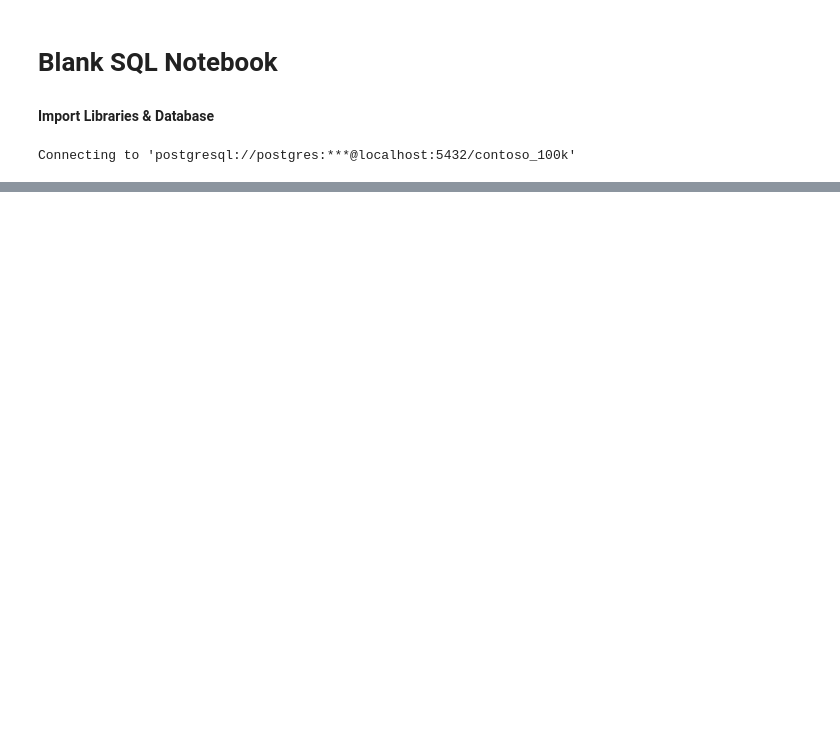
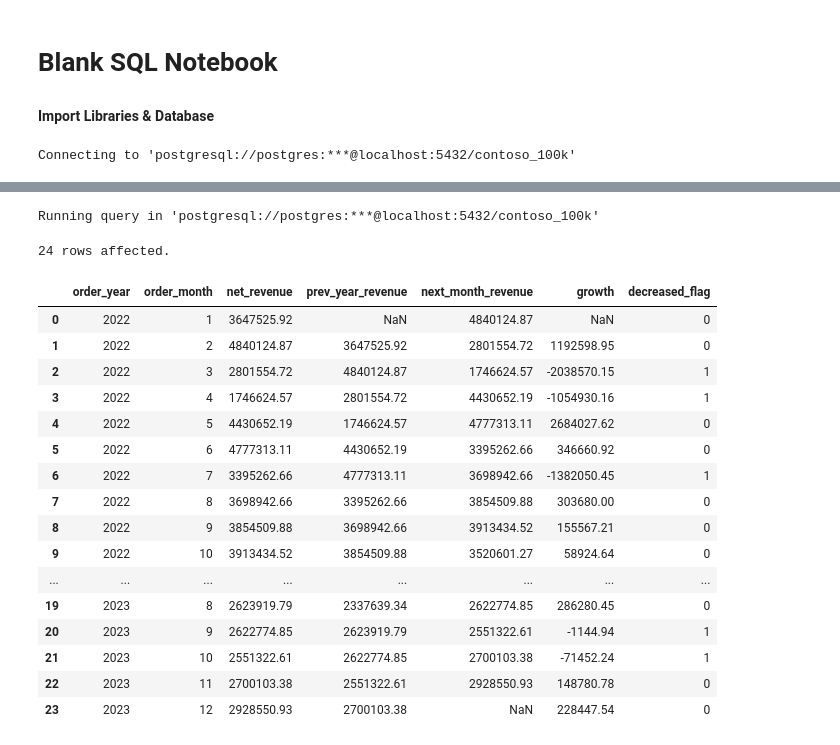
Before and after one commit to CodeWithTD/CodeWithTD, a Jupyter notebook: Resources/Blank_SQL_Notebook.ipynb, the cells around one changed output, grey strips where cells are left out. Saved outputs shown, nothing was run; the diff lists cells and outputs as text; code cells hidden in the pictures; blank space fills up the shorter version.

```diff
--- a/Resources/Blank_SQL_Notebook.ipynb
+++ b/Resources/Blank_SQL_Notebook.ipynb
@@ -630,0 +219,62 @@ Running query in 'postgresql://postgres:***@localhost:5432/contoso_100k'
+# %%
+%%sql
+
+WITH monthly_revenue AS (
+  SELECT
+    EXTRACT(YEAR FROM orderdate) AS order_year,
+    EXTRACT(MONTH FROM orderdate) AS order_month,
+    SUM(netprice * exchangerate * quantity) AS net_revenue
+  FROM sales
+  WHERE
+    EXTRACT(YEAR FROM orderdate) IN(2022, 2023)
+  GROUP BY
+    order_month,
+    order_year
+),
+growth_cal AS (
+  SELECT
+    order_year,
+    order_month,
+    net_revenue,
+    LAG(net_revenue) OVER (ORDER BY order_year,order_month) AS prev_year_revenue, -- Added comma
+    net_revenue - LAG(net_revenue) OVER (ORDER BY order_year,order_month) AS growth
+  FROM monthly_revenue
+),
+add_lead AS (
+    SELECT
+        *,
+        LEAD(net_revenue) OVER (ORDER BY order_year, order_month) AS next_month_revenue
+    FROM growth_cal
+)
+SELECT
+    order_year,
+    order_month,
+    net_revenue,
+    prev_year_revenue,
+    next_month_revenue,
+    growth,
+    CASE
+        WHEN net_revenue < prev_year_revenue THEN 1 -- Corrected column names
+        ELSE 0
+    END AS decreased_flag
+FROM add_lead;
+# %% [output]
+Running query in 'postgresql://postgres:***@localhost:5432/contoso_100k'
+24 rows affected.
+|  | order_year | order_month | net_revenue | prev_year_revenue | next_month_revenue | growth | decreased_flag |
+| 0 | 2022 | 1 | 3647525.92 | NaN | 4840124.87 | NaN | 0 |
+| 1 | 2022 | 2 | 4840124.87 | 3647525.92 | 2801554.72 | 1192598.95 | 0 |
+| 2 | 2022 | 3 | 2801554.72 | 4840124.87 | 1746624.57 | -2038570.15 | 1 |
+| 3 | 2022 | 4 | 1746624.57 | 2801554.72 | 4430652.19 | -1054930.16 | 1 |
+| 4 | 2022 | 5 | 4430652.19 | 1746624.57 | 4777313.11 | 2684027.62 | 0 |
+| 5 | 2022 | 6 | 4777313.11 | 4430652.19 | 3395262.66 | 346660.92 | 0 |
+| 6 | 2022 | 7 | 3395262.66 | 4777313.11 | 3698942.66 | -1382050.45 | 1 |
+| 7 | 2022 | 8 | 3698942.66 | 3395262.66 | 3854509.88 | 303680.00 | 0 |
+| 8 | 2022 | 9 | 3854509.88 | 3698942.66 | 3913434.52 | 155567.21 | 0 |
+| 9 | 2022 | 10 | 3913434.52 | 3854509.88 | 3520601.27 | 58924.64 | 0 |
+| ... | ... | ... | ... | ... | ... | ... | ... |
+| 19 | 2023 | 8 | 2623919.79 | 2337639.34 | 2622774.85 | 286280.45 | 0 |
+| 20 | 2023 | 9 | 2622774.85 | 2623919.79 | 2551322.61 | -1144.94 | 1 |
+| 21 | 2023 | 10 | 2551322.61 | 2622774.85 | 2700103.38 | -71452.24 | 1 |
+| 22 | 2023 | 11 | 2700103.38 | 2551322.61 | 2928550.93 | 148780.78 | 0 |
+| 23 | 2023 | 12 | 2928550.93 | 2700103.38 | NaN | 228447.54 | 0 |
```
Also changed, not shown: parts of 38 cells of this notebook.
